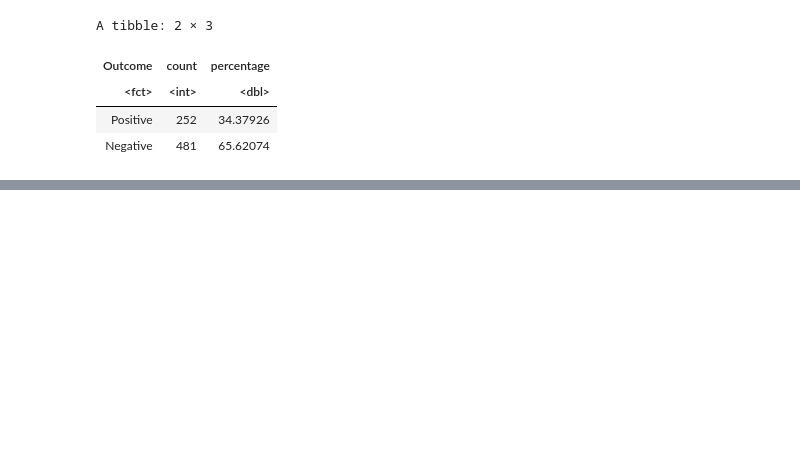
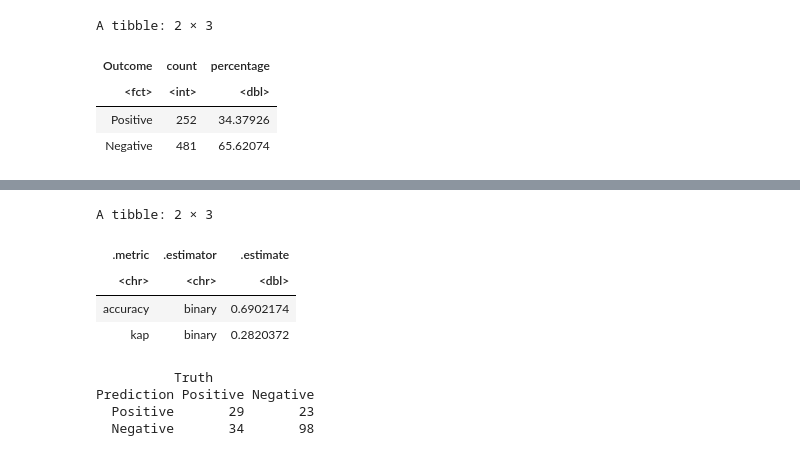
Before and after one commit to NDChavez/diabetes_final, a Jupyter notebook: diabetes_final_project.ipynb, the cells around one changed output, grey strips where cells are left out. Cells and saved outputs as stored; diff of their text form; code cells hidden in the pictures; blank space fills up the shorter version.

Commit message:
included predictions, metrics and confusion matrix

```diff
--- a/diabetes_final_project.ipynb
+++ b/diabetes_final_project.ipynb
@@ -207,0 +207,36 @@ cross_val_plot
+# %%
+# Create a K-nearest neighbors model specification with k = 2
+diabetes_spec <- nearest_neighbor(weight_func = "rectangular", neighbors = 2) |>
+  set_engine("kknn") |>
+  set_mode("classification")
+
+# Create a workflow using the model specification with k = 2
+diabetes_fit <- workflow() |>
+  add_recipe(diabetes_recipe) |>
+  add_model(diabetes_spec) |>
+  fit(data = diabetes_train)
+
+# Predict the outcome labels for the test set
+diabetes_predictions <- diabetes_fit |>
+    predict(diabetes_test) |>
+    bind_cols(diabetes_test)
+
+# Find the classifier's accuracy
+diabetes_metrics <- diabetes_predictions |>
+    metrics(truth = Outcome, estimate = .pred_class)
+diabetes_metrics
+
+# create a confusion matrix
+diabetes_conf_mat <- diabetes_predictions |>
+    conf_mat(truth = Outcome, estimate = .pred_class)
+diabetes_conf_mat
+# %% [output]
+A tibble: 2 × 3
+| .metric | .estimator | .estimate |
+| <chr> | <chr> | <dbl> |
+| accuracy | binary | 0.6902174 |
+| kap | binary | 0.2820372 |
+          Truth
+Prediction Positive Negative
+  Positive       29       23
+  Negative       34       98
```
Also changed, not shown: parts of 4 cells of this notebook.
